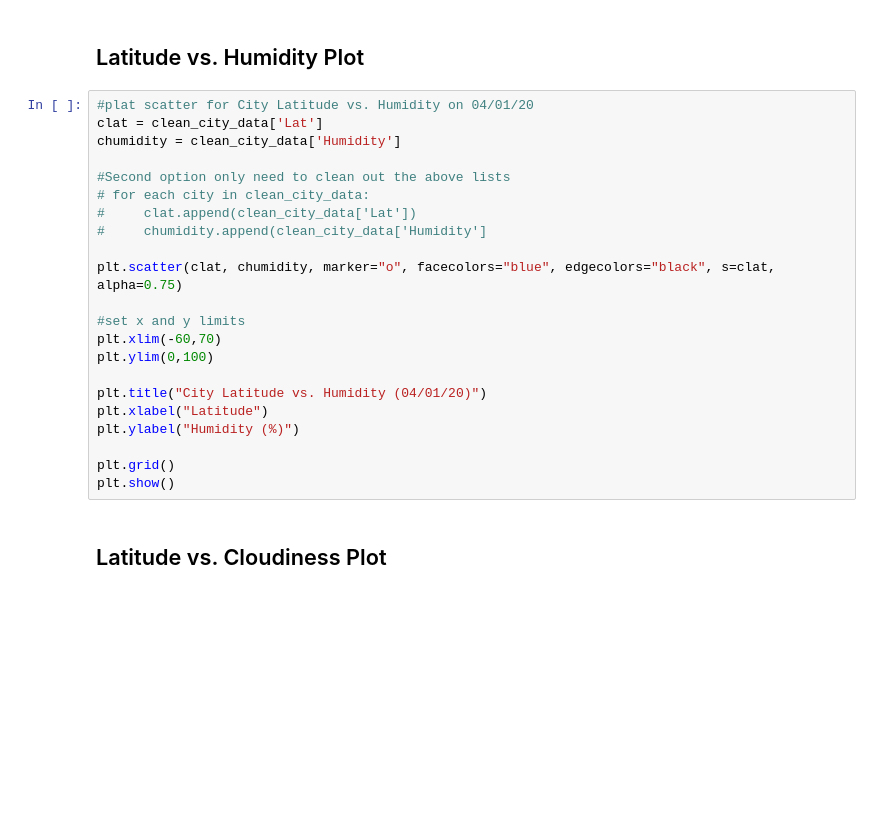
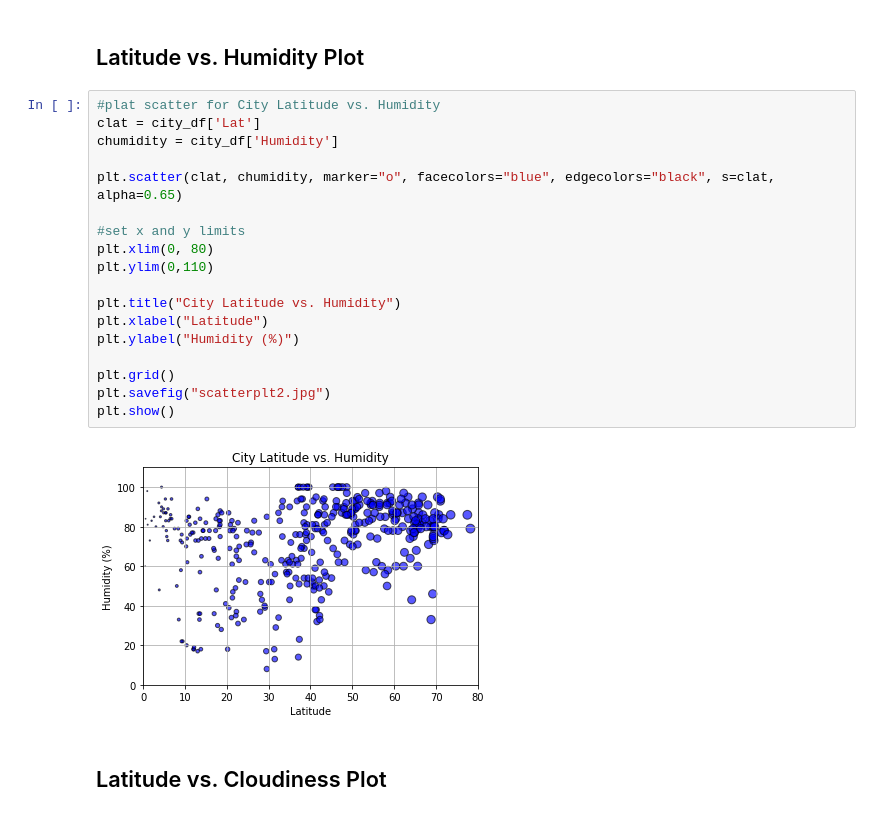
Before and after one commit to LJeanParrish/Equator-Equation, a Jupyter notebook: weatherpy/WeatherPy.ipynb, the cells around one changed output. Cells and saved outputs as stored; diff of their text form; blank space fills up the shorter version.

```diff
--- a/weatherpy/WeatherPy.ipynb
+++ b/weatherpy/WeatherPy.ipynb
@@ -175,27 +196,25 @@ plt.show()
 # %% [markdown]
 ## Latitude vs. Humidity Plot
 # %%
-#plat scatter for City Latitude vs. Humidity on 04/01/20
-clat = clean_city_data['Lat']
-chumidity = clean_city_data['Humidity']
+#plat scatter for City Latitude vs. Humidity
+clat = city_df['Lat']
+chumidity = city_df['Humidity']
 
-#Second option only need to clean out the above lists
-# for each city in clean_city_data:
-#     clat.append(clean_city_data['Lat'])
-#     chumidity.append(clean_city_data['Humidity']
-
-plt.scatter(clat, chumidity, marker="o", facecolors="blue", edgecolors="black", s=clat, alpha=0.75)
+plt.scatter(clat, chumidity, marker="o", facecolors="blue", edgecolors="black", s=clat, alpha=0.65)
 
 #set x and y limits
-plt.xlim(-60,70)
-plt.ylim(0,100)
+plt.xlim(0, 80)
+plt.ylim(0,110)
 
-plt.title("City Latitude vs. Humidity (04/01/20)")
+plt.title("City Latitude vs. Humidity")
 plt.xlabel("Latitude")
 plt.ylabel("Humidity (%)")
 
 plt.grid()
+plt.savefig("scatterplt2.jpg")
 plt.show()
+# %% [output]
+[figure, added]
 # %% [markdown]
 ## Latitude vs. Cloudiness Plot
 # %%
```
Also changed, not shown: parts of 24 cells of this notebook, 17 other files.
